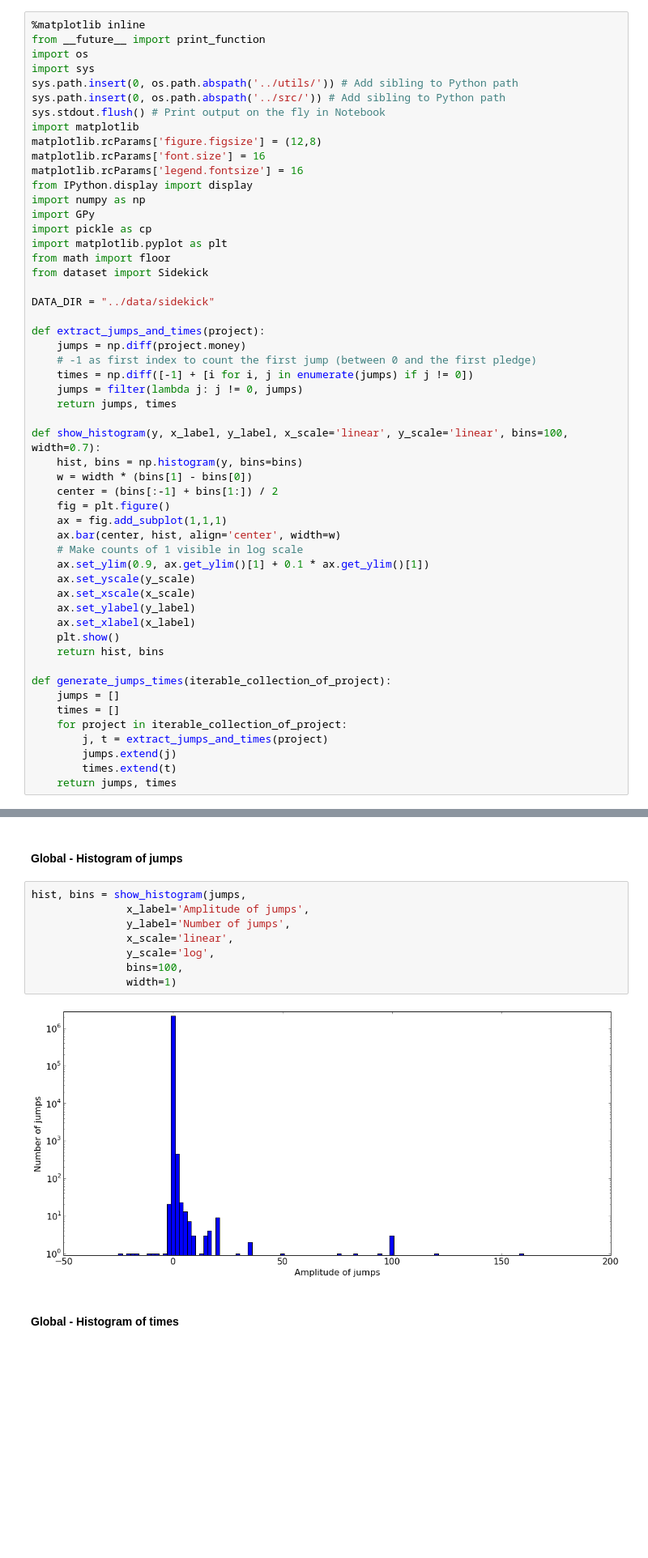
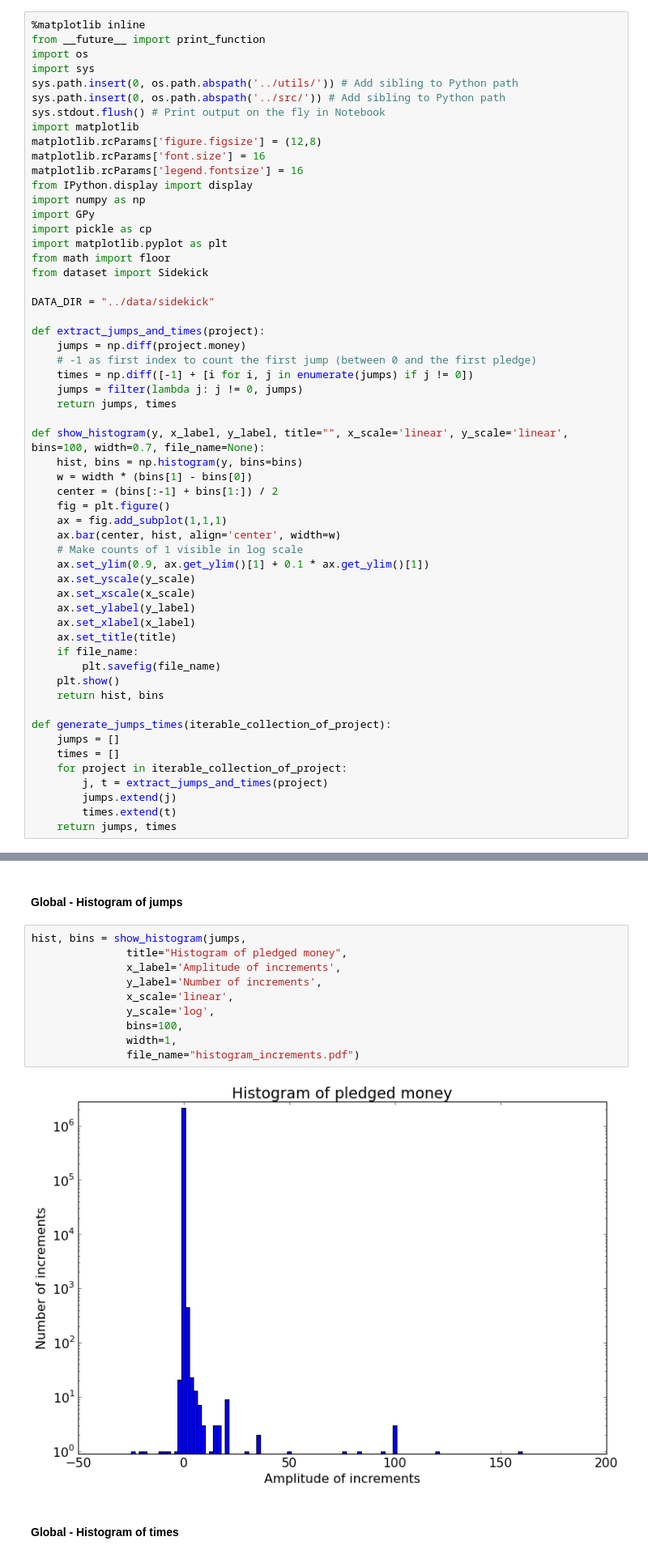
Before and after one commit to vicow/gaussian-process, a Jupyter notebook: notebooks/sidekick-1-eda.ipynb, the cells around one changed output, grey strips where cells are left out. Shown at 81% size. Drawn from its saved outputs; the diff is of its cells as text; blank space fills up the shorter version.

```diff
--- a/notebooks/sidekick-1-eda.ipynb
+++ b/notebooks/sidekick-1-eda.ipynb
@@ -30,7 +30,7 @@ def extract_jumps_and_times(project):
     jumps = filter(lambda j: j != 0, jumps)
     return jumps, times
 
-def show_histogram(y, x_label, y_label, x_scale='linear', y_scale='linear', bins=100, width=0.7):
+def show_histogram(y, x_label, y_label, title="", x_scale='linear', y_scale='linear', bins=100, width=0.7, file_name=None):
     hist, bins = np.histogram(y, bins=bins)
     w = width * (bins[1] - bins[0])
     center = (bins[:-1] + bins[1:]) / 2
@@ -43,6 +43,9 @@ def show_histogram(y, x_label, y_label, x_scale='linear', y_scale='linear', bins
     ax.set_xscale(x_scale)
     ax.set_ylabel(y_label)
     ax.set_xlabel(x_label)
+    ax.set_title(title)
+    if file_name:
+        plt.savefig(file_name)
     plt.show()
     return hist, bins
 
@@ -92,14 +103,16 @@ jumps, times = generate_jumps_times(sk)
 #### Global - Histogram of jumps
 # %%
 hist, bins = show_histogram(jumps,
-               x_label='Amplitude of jumps',
-               y_label='Number of jumps',
+               title="Histogram of pledged money",
+               x_label='Amplitude of increments',
+               y_label='Number of increments',
                x_scale='linear',
                y_scale='log',
                bins=100,
-               width=1)
+               width=1,
+               file_name="histogram_increments.pdf")
 # %% [output]
-[figure, old version]
+[figure, new version]
 # %% [markdown]
 #### Global - Histogram of times
 # %%
```
Also changed, not shown: parts of 10 cells of this notebook, 6 other files.
